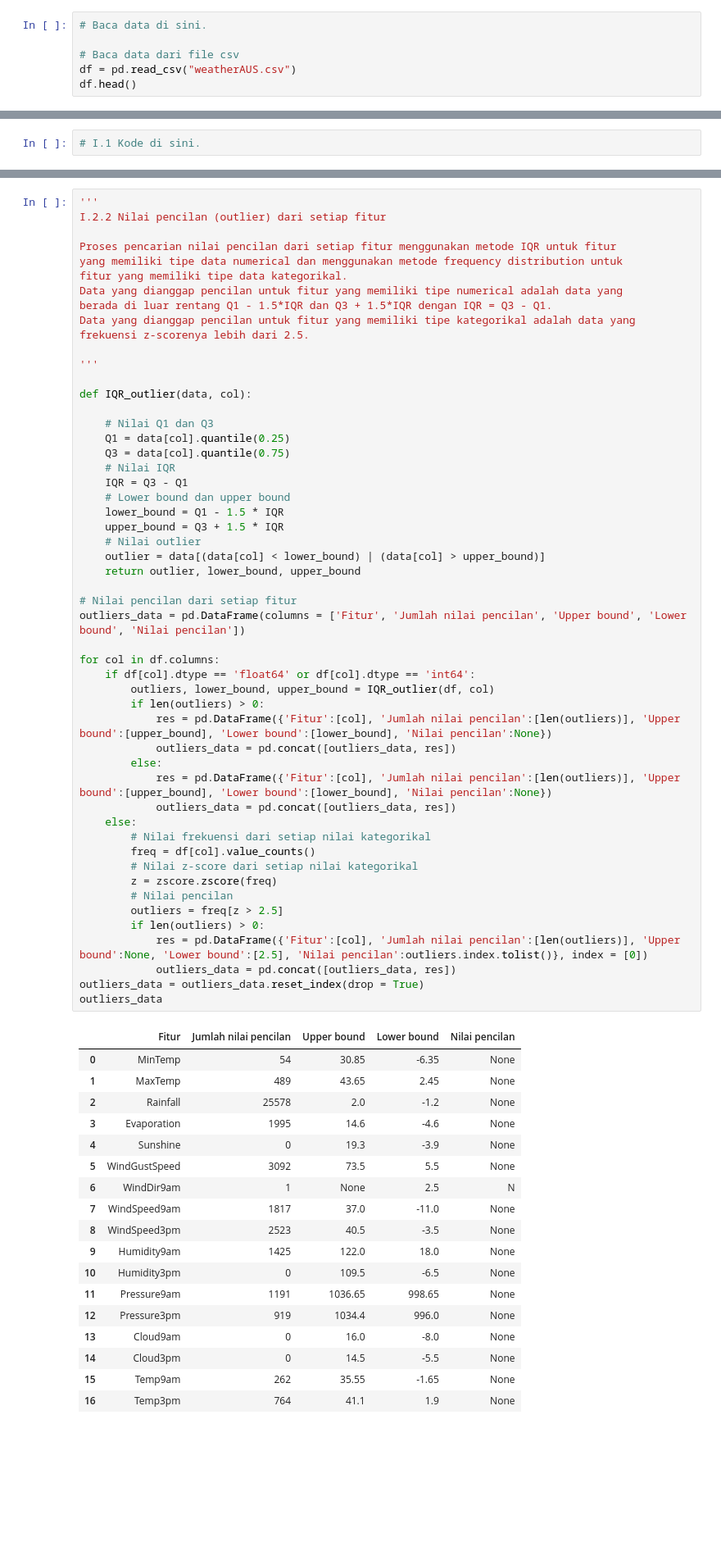
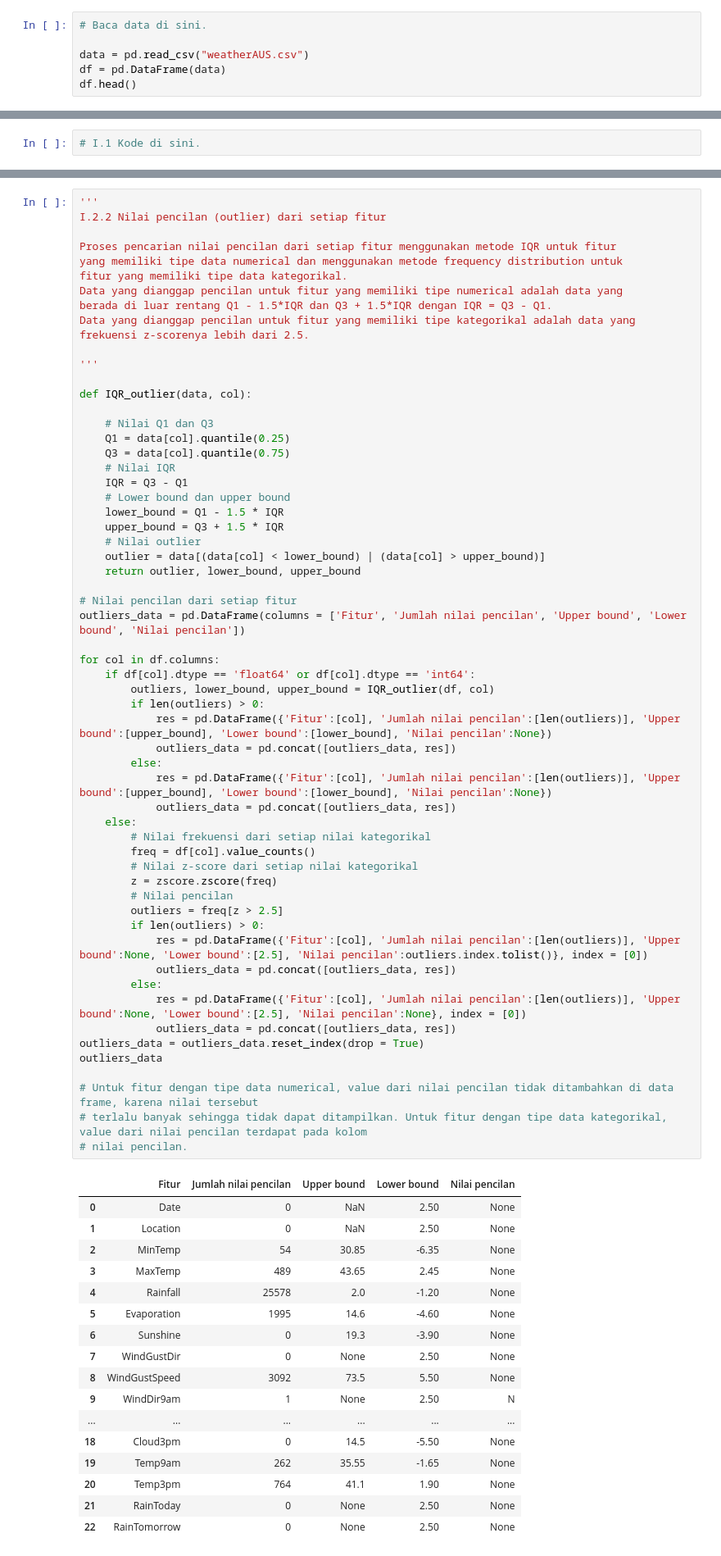
Before and after one commit to ZianTsabit/PraPraktikum-ML, a Jupyter notebook: Tugas_Prapraktikum_IF3270.ipynb, the cells around one changed output, grey strips where cells are left out. Shown at 82% size. Cells and saved outputs as stored; diff of their text form; blank space fills up the shorter version.

Commit message:
Pemahaman data genap done

```diff
--- a/Tugas_Prapraktikum_IF3270.ipynb
+++ b/Tugas_Prapraktikum_IF3270.ipynb
@@ -19,8 +20,8 @@ import scipy.stats as zscore
 # %%
 # Baca data di sini.
 
-# Baca data dari file csv
-df = pd.read_csv("weatherAUS.csv")
+data = pd.read_csv("weatherAUS.csv")
+df = pd.DataFrame(data)
 df.head()
 # %% [output]
 |  | Date | Location | MinTemp | MaxTemp | Rainfall | Evaporation | Sunshine | WindGustDir | WindGustSpeed | ... |
@@ -104,50 +105,56 @@ def IQR_outlier(data, col):
     # Nilai outlier
     outlier = data[(data[col] < lower_bound) | (data[col] > upper_bound)]
     return outlier, lower_bound, upper_bound
 
 # Nilai pencilan dari setiap fitur
 outliers_data = pd.DataFrame(columns = ['Fitur', 'Jumlah nilai pencilan', 'Upper bound', 'Lower bound', 'Nilai pencilan'])
 
 for col in df.columns:
     if df[col].dtype == 'float64' or df[col].dtype == 'int64':
         outliers, lower_bound, upper_bound = IQR_outlier(df, col)
         if len(outliers) > 0:
             res = pd.DataFrame({'Fitur':[col], 'Jumlah nilai pencilan':[len(outliers)], 'Upper bound':[upper_bound], 'Lower bound':[lower_bound], 'Nilai pencilan':None})
             outliers_data = pd.concat([outliers_data, res])
         else:
             res = pd.DataFrame({'Fitur':[col], 'Jumlah nilai pencilan':[len(outliers)], 'Upper bound':[upper_bound], 'Lower bound':[lower_bound], 'Nilai pencilan':None})
             outliers_data = pd.concat([outliers_data, res])
     else:
         # Nilai frekuensi dari setiap nilai kategorikal
         freq = df[col].value_counts()
         # Nilai z-score dari setiap nilai kategorikal
         z = zscore.zscore(freq)
         # Nilai pencilan
         outliers = freq[z > 2.5]
         if len(outliers) > 0:
             res = pd.DataFrame({'Fitur':[col], 'Jumlah nilai pencilan':[len(outliers)], 'Upper bound':None, 'Lower bound':[2.5], 'Nilai pencilan':outliers.index.tolist()}, index = [0])
             outliers_data = pd.concat([outliers_data, res])
+        else:
+            res = pd.DataFrame({'Fitur':[col], 'Jumlah nilai pencilan':[len(outliers)], 'Upper bound':None, 'Lower bound':[2.5], 'Nilai pencilan':None}, index = [0])
+            outliers_data = pd.concat([outliers_data, res])
 outliers_data = outliers_data.reset_index(drop = True)
 outliers_data
+
+# Untuk fitur dengan tipe data numerical, value dari nilai pencilan tidak ditambahkan di data frame, karena nilai tersebut
+# terlalu banyak sehingga tidak dapat ditampilkan. Untuk fitur dengan tipe data kategorikal, value dari nilai pencilan terdapat pada kolom
+# nilai pencilan.
 # %% [output]
 |  | Fitur | Jumlah nilai pencilan | Upper bound | Lower bound | Nilai pencilan |
-| 0 | MinTemp | 54 | 30.85 | -6.35 | None |
-| 1 | MaxTemp | 489 | 43.65 | 2.45 | None |
-| 2 | Rainfall | 25578 | 2.0 | -1.2 | None |
-| 3 | Evaporation | 1995 | 14.6 | -4.6 | None |
-| 4 | Sunshine | 0 | 19.3 | -3.9 | None |
-| 5 | WindGustSpeed | 3092 | 73.5 | 5.5 | None |
-| 6 | WindDir9am | 1 | None | 2.5 | N |
-| 7 | WindSpeed9am | 1817 | 37.0 | -11.0 | None |
-| 8 | WindSpeed3pm | 2523 | 40.5 | -3.5 | None |
-| 9 | Humidity9am | 1425 | 122.0 | 18.0 | None |
-| 10 | Humidity3pm | 0 | 109.5 | -6.5 | None |
-| 11 | Pressure9am | 1191 | 1036.65 | 998.65 | None |
-| 12 | Pressure3pm | 919 | 1034.4 | 996.0 | None |
-| 13 | Cloud9am | 0 | 16.0 | -8.0 | None |
-| 14 | Cloud3pm | 0 | 14.5 | -5.5 | None |
-| 15 | Temp9am | 262 | 35.55 | -1.65 | None |
-| 16 | Temp3pm | 764 | 41.1 | 1.9 | None |
+| 0 | Date | 0 | NaN | 2.50 | None |
+| 1 | Location | 0 | NaN | 2.50 | None |
+| 2 | MinTemp | 54 | 30.85 | -6.35 | None |
+| 3 | MaxTemp | 489 | 43.65 | 2.45 | None |
+| 4 | Rainfall | 25578 | 2.0 | -1.20 | None |
+| 5 | Evaporation | 1995 | 14.6 | -4.60 | None |
+| 6 | Sunshine | 0 | 19.3 | -3.90 | None |
+| 7 | WindGustDir | 0 | None | 2.50 | None |
+| 8 | WindGustSpeed | 3092 | 73.5 | 5.50 | None |
+| 9 | WindDir9am | 1 | None | 2.50 | N |
+| ... | ... | ... | ... | ... | ... |
+| 18 | Cloud3pm | 0 | 14.5 | -5.50 | None |
+| 19 | Temp9am | 262 | 35.55 | -1.65 | None |
+| 20 | Temp3pm | 764 | 41.1 | 1.90 | None |
+| 21 | RainToday | 0 | None | 2.50 | None |
+| 22 | RainTomorrow | 0 | None | 2.50 | None |
 # %% [markdown]
 ## I.3
 Lakukan:
```
Also changed, not shown: parts of 9 cells of this notebook.
